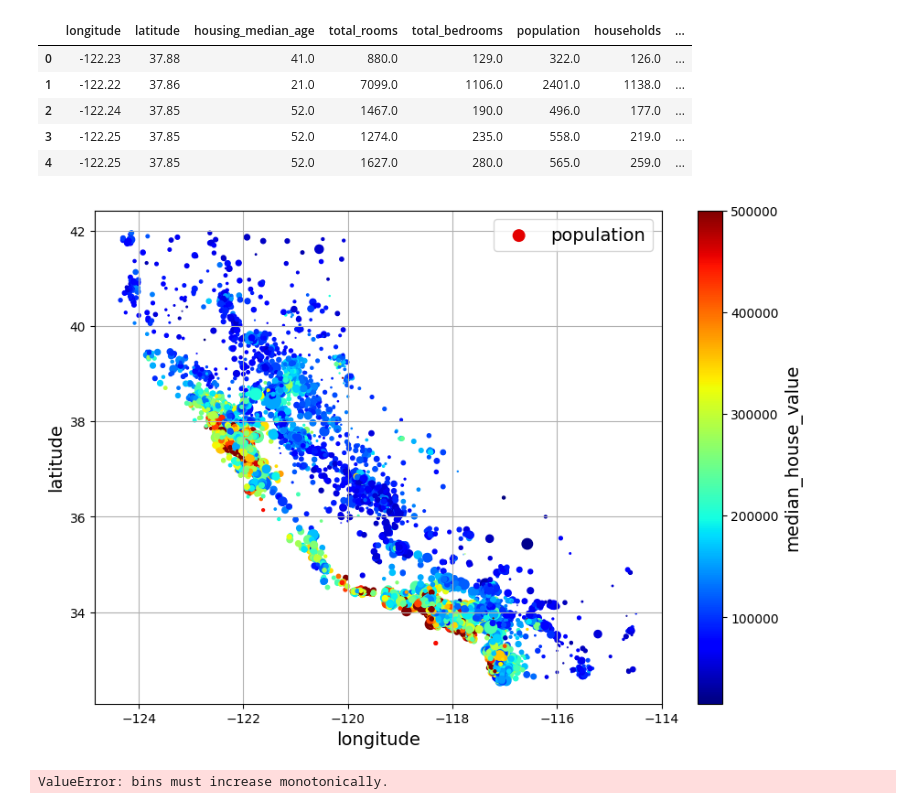
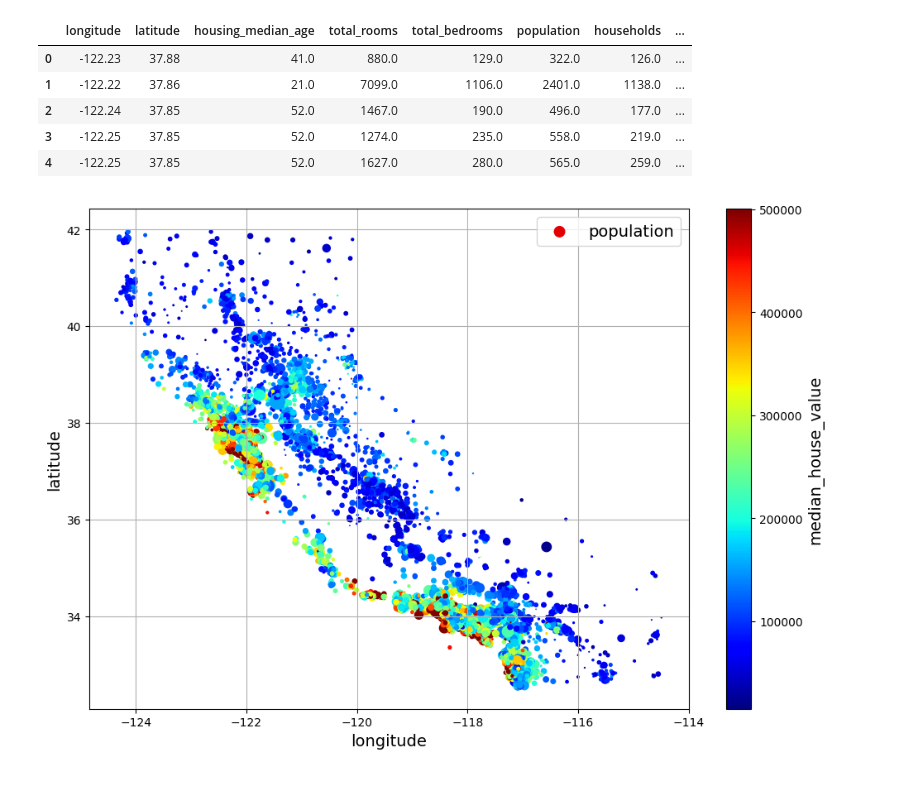
Before and after one commit to MuhaabDev/HandsOnML-Projects, a Jupyter notebook: HandsOnMl3rdEdition/Ch2-RealStateHousing/Housing.ipynb, the cells around one changed output. Cells and saved outputs as stored; diff of their text form; code cells hidden in the pictures.

Commit message:
Update Chapter 2 - housing notebook

```diff
--- a/HandsOnMl3rdEdition/Ch2-RealStateHousing/Housing.ipynb
+++ b/HandsOnMl3rdEdition/Ch2-RealStateHousing/Housing.ipynb
@@ -163,17 +166,10 @@ for set_ in (strat_train_set, strat_test_set):
 # %%
 housing = strat_train_set.copy()
 housing.plot(kind="scatter", x="longitude", y="latitude", grid = True ,
              s = housing["population"]/100 , label = "population" ,
              c = "median_house_value", cmap = "jet" , colorbar = True ,
              legend = True , sharex = False , figsize=(10, 7))
+save_fig("housing_prices_scatterplot")
 plt.show()
 # %% [output]
-[figure, old version]
+[figure, new version]
-# %%
-housing["ocean_proximity"] = pd.cut(housing["ocean_proximity"],
-        bins=["1H OCEAN","INLAND ","NEAR OCEAN","NEAR BAY","ISLAND"],
-        labels=[1,2,3,4,5])
-corr_matrix = housing.corr()
-corr_matrix["median_house_value"].sort_values(ascending=False)
-# %% [output]
-ValueError: bins must increase monotonically.
```
Also changed, not shown: parts of 51 cells of this notebook, 9 other files.
